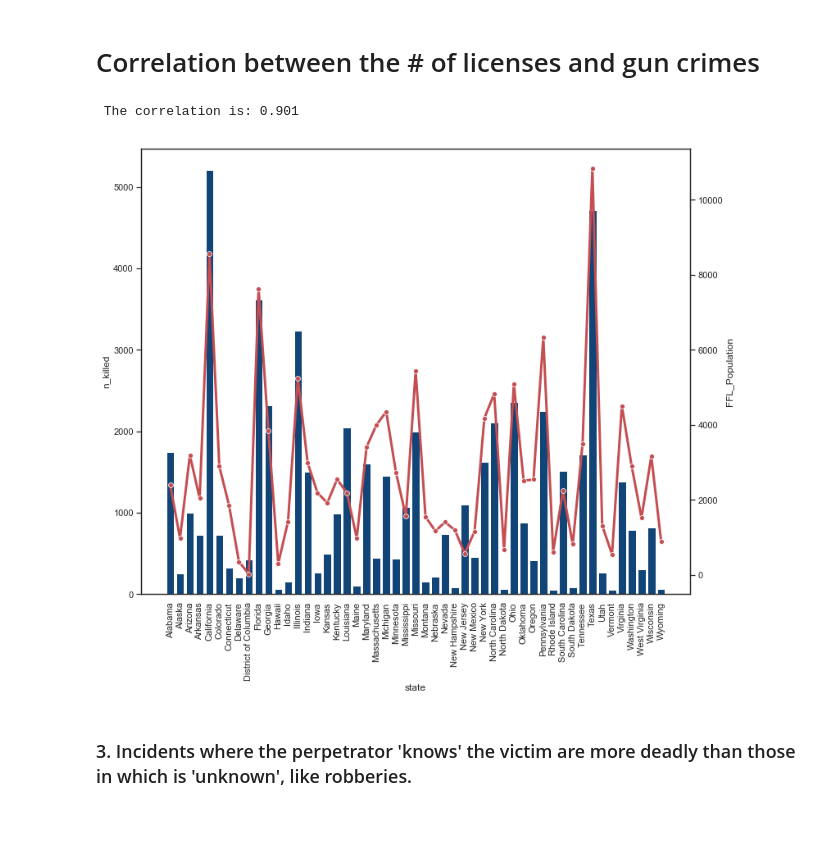
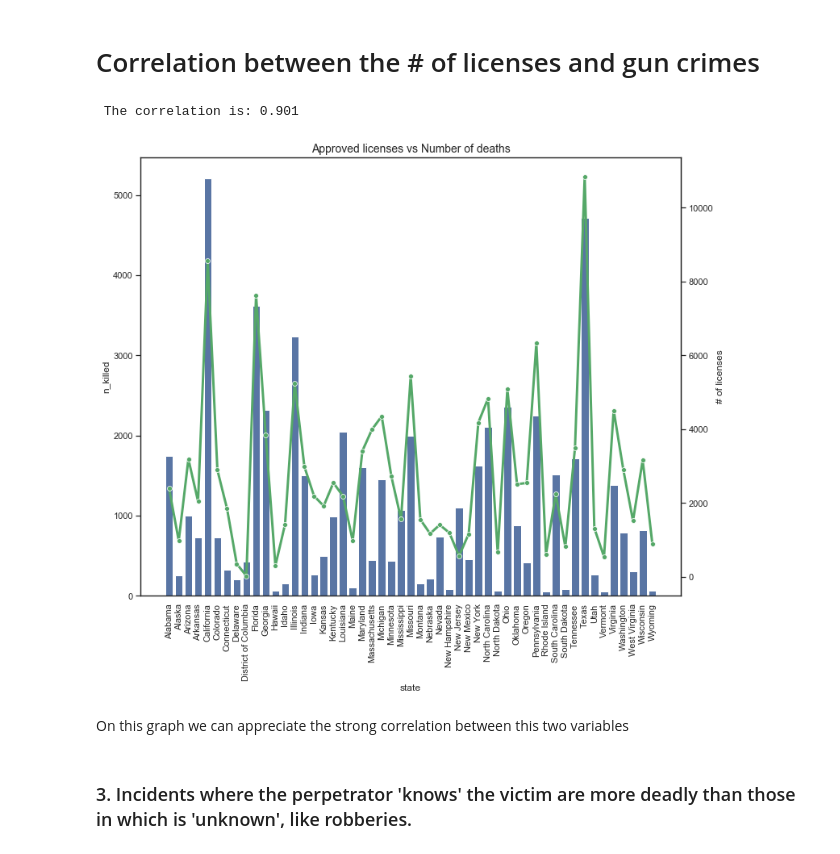
Before and after one commit to palolo02/Project1, a Jupyter notebook: Crime in US.ipynb, the cells around one changed output. Drawn from its saved outputs; the diff is of its cells as text; code cells hidden in the pictures; blank space fills up the shorter version.

```diff
--- a/Crime in US.ipynb
+++ b/Crime in US.ipynb
@@ -494,30 +495,35 @@ left_merge=pd.merge(killed_number,license, on='state',how='left')
 # %%
 sns.set(style="white", rc={"lines.linewidth": 3})
 fig, ax1 = plt.subplots(figsize=(12,10))
 ax2 = ax1.twinx()
 sns.barplot(x=left_merge.state,
             y=left_merge.n_killed,
-            color='#004488',
+            color='b',
             ax=ax1)
 
 sns.lineplot(x=left_merge.state,
              y=left_merge.FFL_Population,
-             color='r',
+             color='g',
              marker="o",
              ax=ax2)
 
 ax1.set_xticklabels(ax1.get_xticklabels(),rotation=90)
 ax2.set_xticklabels(ax1.get_xticklabels(),rotation=90)
 sns.set()
 
 x_values = left_merge["n_killed"]
 y_values = left_merge["FFL_Population"]
+plt.title("Approved licenses vs Number of deaths", fontsize=14)
+plt.ylabel("# of licenses")
+
 
 corr, _ = stats.pearsonr(x_values, y_values)
 print(" The correlation is: {:.3f}".format(corr))
 # %% [output]
  The correlation is: 0.901
-[figure, old version]
+[figure, new version]
+# %% [markdown]
+On this graph we can appreciate the strong correlation between this two variables
 # %% [markdown]
 ### 3. Incidents where the perpetrator 'knows' the victim are more deadly than those in which is 'unknown', like robberies.
 # %%
```
Also changed, not shown: parts of 13 cells of this notebook.
